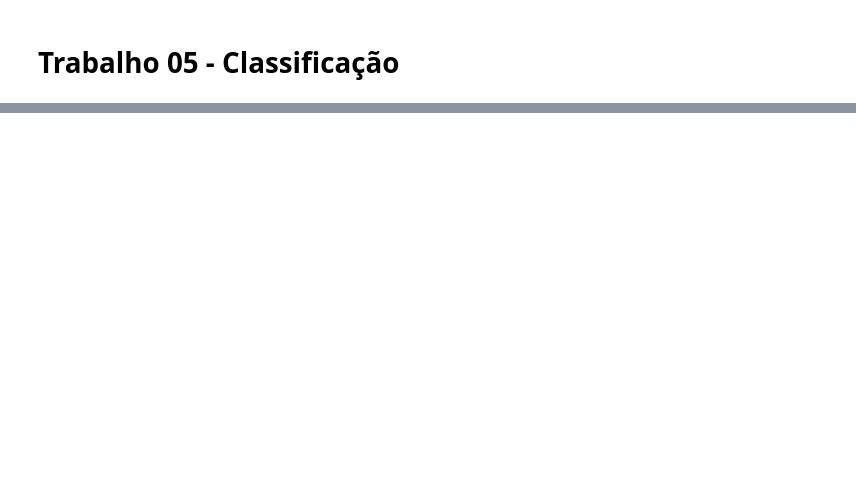
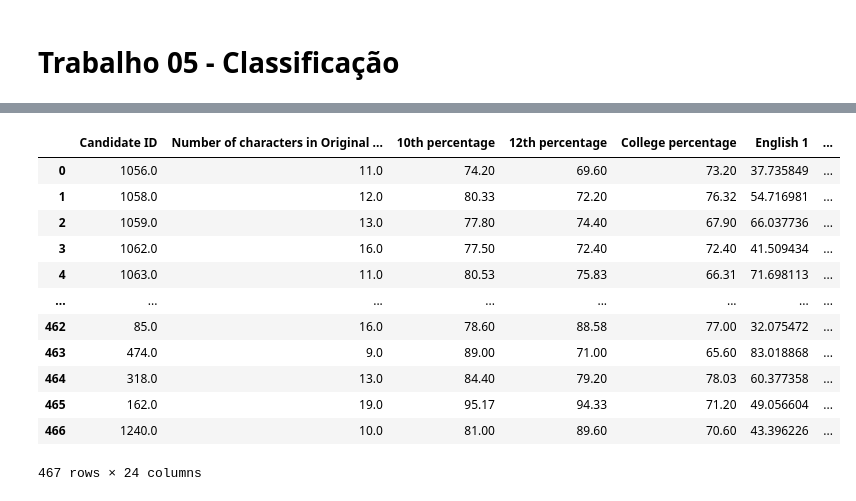
Before and after one commit to LanaArmond/DCC127-2024.3, a Jupyter notebook: DCC127_Trabalho_05.ipynb, the cells around one changed output, grey strips where cells are left out. Cells and saved outputs as stored; diff of their text form; code cells hidden in the pictures; blank space fills up the shorter version.

```diff
--- a/DCC127_Trabalho_05.ipynb
+++ b/DCC127_Trabalho_05.ipynb
@@ -26,0 +115,39 @@ df
+# %%
+numerical_columns = [
+    'Candidate ID',
+    'Number of characters in Original Name',
+    '10th percentage',
+    '12th percentage',
+    'College percentage',
+    'English 1',
+    'English 2',
+    'English 3',
+    'English 4',
+    'Quantitative Ability 1',
+    'Quantitative Ability 2',
+    'Quantitative Ability 3',
+    'Quantitative Ability 4',
+    'Domain Skills 1',
+    'Domain Skills 2',
+    'Domain Test 3',
+    'Domain Test 4',
+    'Analytical Skills 1',
+    'Analytical Skills 2',
+    'Analytical Skills 3',
+    'Year of Birth',
+    '10th Completion Year',
+    '12th Completion year',
+    'Year of Completion of college'
+]
+
+categorical_columns = [
+    'Month of Birth',
+    'Gender',
+    'State (Location)',
+    'Degree of study',
+    'Specialization in study'
+]
+
+y_column = 'Performance'
+
+# Ignored columns: Name
@@ -26,0 +171,16 @@ df
+# %%
+df[numerical_columns]
+# %% [output]
+|  | Candidate ID | Number of characters in Original ... | 10th percentage | 12th percentage | College percentage | English 1 | ... |
+| 0 | 1056.0 | 11.0 | 74.20 | 69.60 | 73.20 | 37.735849 | ... |
+| 1 | 1058.0 | 12.0 | 80.33 | 72.20 | 76.32 | 54.716981 | ... |
+| 2 | 1059.0 | 13.0 | 77.80 | 74.40 | 67.90 | 66.037736 | ... |
+| 3 | 1062.0 | 16.0 | 77.50 | 72.40 | 72.40 | 41.509434 | ... |
+| 4 | 1063.0 | 11.0 | 80.53 | 75.83 | 66.31 | 71.698113 | ... |
+| ... | ... | ... | ... | ... | ... | ... | ... |
+| 462 | 85.0 | 16.0 | 78.60 | 88.58 | 77.00 | 32.075472 | ... |
+| 463 | 474.0 | 9.0 | 89.00 | 71.00 | 65.60 | 83.018868 | ... |
+| 464 | 318.0 | 13.0 | 84.40 | 79.20 | 78.03 | 60.377358 | ... |
+| 465 | 162.0 | 19.0 | 95.17 | 94.33 | 71.20 | 49.056604 | ... |
+| 466 | 1240.0 | 10.0 | 81.00 | 89.60 | 70.60 | 43.396226 | ... |
+467 rows × 24 columns
```
Also changed, not shown: parts of 4 cells of this notebook.
